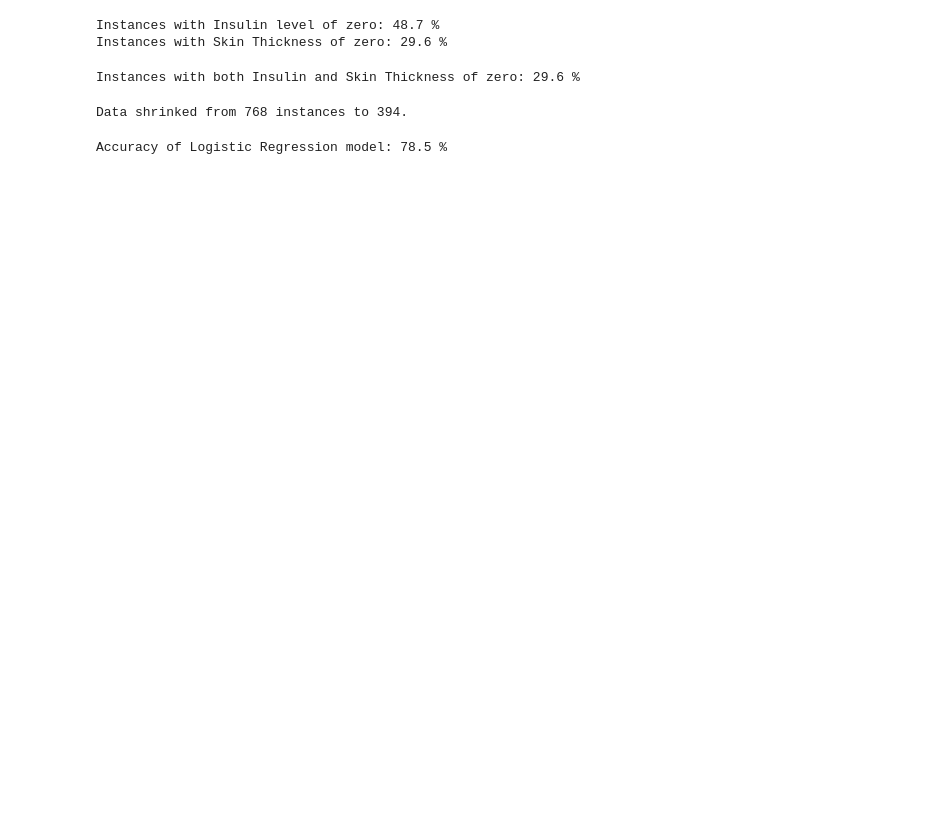
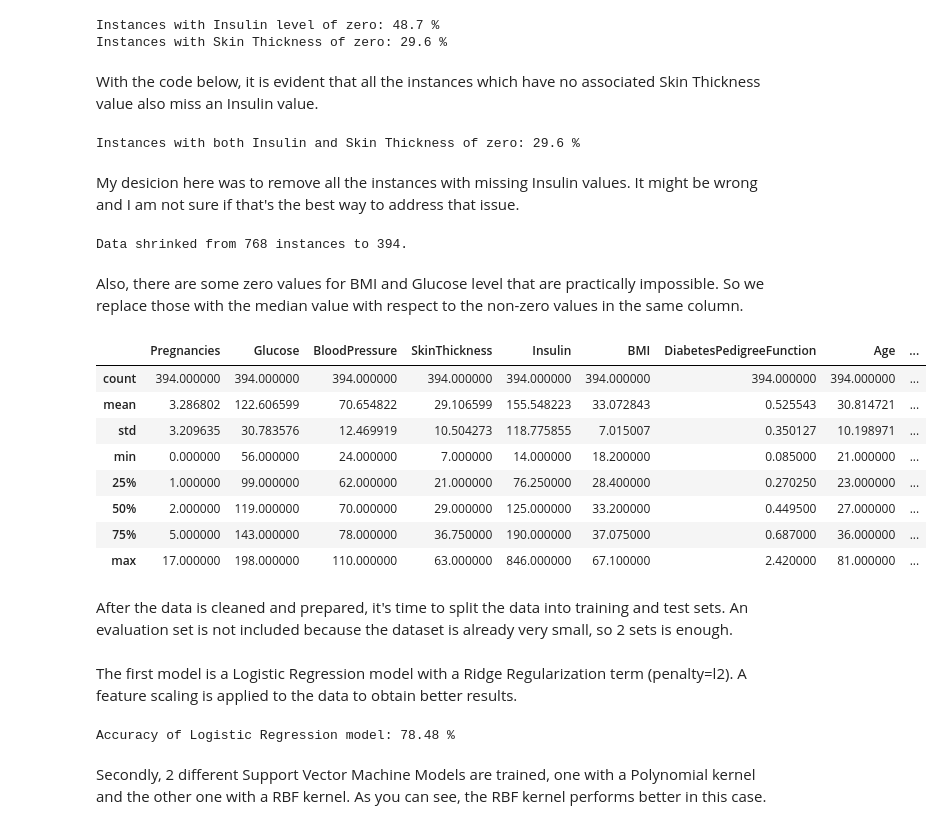
Before and after one commit to Homanloo/ML-Diabetes-Predictor, a Jupyter notebook: diabetes.ipynb, the cells around one changed output. Cells and saved outputs as stored; diff of their text form; code cells hidden in the pictures; blank space fills up the shorter version.

```diff
--- a/diabetes.ipynb
+++ b/diabetes.ipynb
@@ -30,16 +44,42 @@ print(f'Instances with Skin Thickness of zero: {zero_skin_thickness} %')
 # %% [output]
 Instances with Insulin level of zero: 48.7 %
 Instances with Skin Thickness of zero: 29.6 %
+# %% [markdown]
+With the code below, it is evident that all the instances which have no associated Skin Thickness value also miss an Insulin value.
 # %%
 zero_both = round(data[(data['Insulin'] == 0) & (data['SkinThickness'] == 0)]['Insulin'].count() / len(data) * 100, 1)
 print(f'Instances with both Insulin and Skin Thickness of zero: {zero_both} %')
 # %% [output]
 Instances with both Insulin and Skin Thickness of zero: 29.6 %
+# %% [markdown]
+My desicion here was to remove all the instances with missing Insulin values. It might be wrong and I am not sure if that's the best way to address that issue.
 # %%
 fixed_data = data[data['Insulin'] != 0]
 print(f'Data shrinked from {len(data)} instances to {len(fixed_data)}.')
 # %% [output]
 Data shrinked from 768 instances to 394.
+# %% [markdown]
+Also, there are some zero values for BMI and Glucose level that are practically impossible. So we replace those with the median value with respect to the non-zero values in the same column.
+# %%
+median_glucose = fixed_data[fixed_data['Glucose'] != 0]['Glucose'].median()
+median_bmi = fixed_data[fixed_data['BMI'] != 0]['BMI'].median()
+
+fixed_data.loc[fixed_data['Glucose'] == 0, "Glucose"] = median_glucose
+fixed_data.loc[fixed_data['BMI'] == 0, "BMI"] = median_bmi
+
+fixed_data.describe()
+# %% [output]
+|  | Pregnancies | Glucose | BloodPressure | SkinThickness | Insulin | BMI | DiabetesPedigreeFunction | Age | ... |
+| count | 394.000000 | 394.000000 | 394.000000 | 394.000000 | 394.000000 | 394.000000 | 394.000000 | 394.000000 | ... |
+| mean | 3.286802 | 122.606599 | 70.654822 | 29.106599 | 155.548223 | 33.072843 | 0.525543 | 30.814721 | ... |
+| std | 3.209635 | 30.783576 | 12.469919 | 10.504273 | 118.775855 | 7.015007 | 0.350127 | 10.198971 | ... |
+| min | 0.000000 | 56.000000 | 24.000000 | 7.000000 | 14.000000 | 18.200000 | 0.085000 | 21.000000 | ... |
+| 25% | 1.000000 | 99.000000 | 62.000000 | 21.000000 | 76.250000 | 28.400000 | 0.270250 | 23.000000 | ... |
+| 50% | 2.000000 | 119.000000 | 70.000000 | 29.000000 | 125.000000 | 33.200000 | 0.449500 | 27.000000 | ... |
+| 75% | 5.000000 | 143.000000 | 78.000000 | 36.750000 | 190.000000 | 37.075000 | 0.687000 | 36.000000 | ... |
+| max | 17.000000 | 198.000000 | 110.000000 | 63.000000 | 846.000000 | 67.100000 | 2.420000 | 81.000000 | ... |
+# %% [markdown]
+After the data is cleaned and prepared, it's time to split the data into training and test sets. An evaluation set is not included because the dataset is already very small, so 2 sets is enough.
 # %%
 from sklearn.model_selection import train_test_split
 
@@ -50,6 +90,8 @@ train_label = train_set['Outcome']
 
 test = test_set.drop(columns=['Outcome'])
 test_label = test_set['Outcome']
+# %% [markdown]
+The first model is a Logistic Regression model with a Ridge Regularization term (penalty=l2). A feature scaling is applied to the data to obtain better results.
 # %%
 from sklearn.preprocessing import StandardScaler
 from sklearn.pipeline import make_pipeline
@@ -62,10 +104,12 @@ logistic_reg = make_pipeline(
 logistic_reg.fit(train, train_label)
 logistic_reg_pred = logistic_reg.predict(test)
 
-logistic_reg_accuracy = round((logistic_reg_pred == test_label).mean() * 100, 1)
+logistic_reg_accuracy = round((logistic_reg_pred == test_label).mean() * 100, 2)
 print(f'Accuracy of Logistic Regression model: {logistic_reg_accuracy} %')
 # %% [output]
-Accuracy of Logistic Regression model: 78.5 %
+Accuracy of Logistic Regression model: 78.48 %
+# %% [markdown]
+Secondly, 2 different Support Vector Machine Models are trained, one with a Polynomial kernel and the other one with a RBF kernel. As you can see, the RBF kernel performs better in this case.
 # %%
 from sklearn.svm import SVC
 
```
Also changed, not shown: parts of 15 cells of this notebook.
